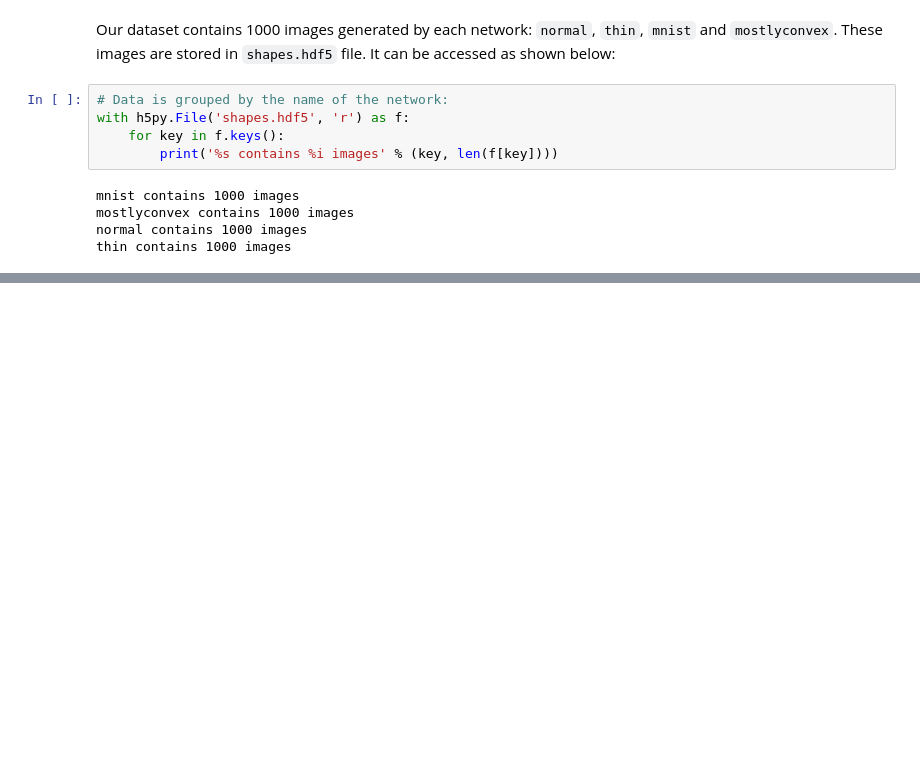
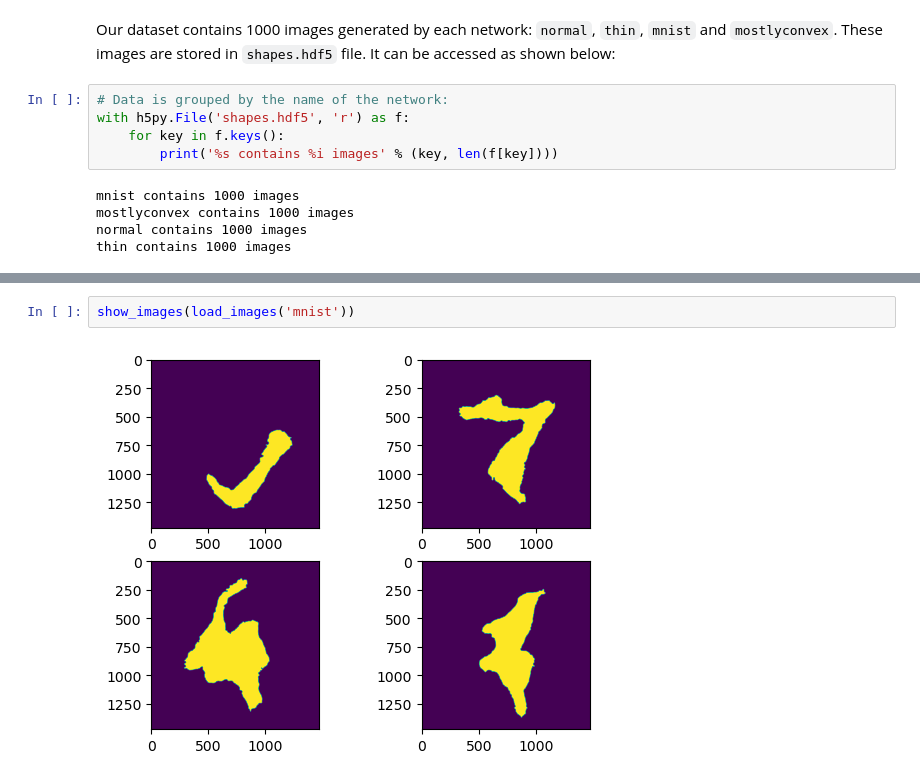
Before and after one commit to fatimp/shapes-dataset, a Jupyter notebook: example.ipynb, the cells around one changed output, grey strips where cells are left out. Saved outputs shown, nothing was run; the diff lists cells and outputs as text; blank space fills up the shorter version.

```diff
--- a/example.ipynb
+++ b/example.ipynb
@@ -36,0 +40,4 @@ ax.imshow(mc)
+# %%
+show_images(load_images('mnist'))
+# %% [output]
+[figure, added]
```
Also changed, not shown: parts of 6 cells of this notebook.
